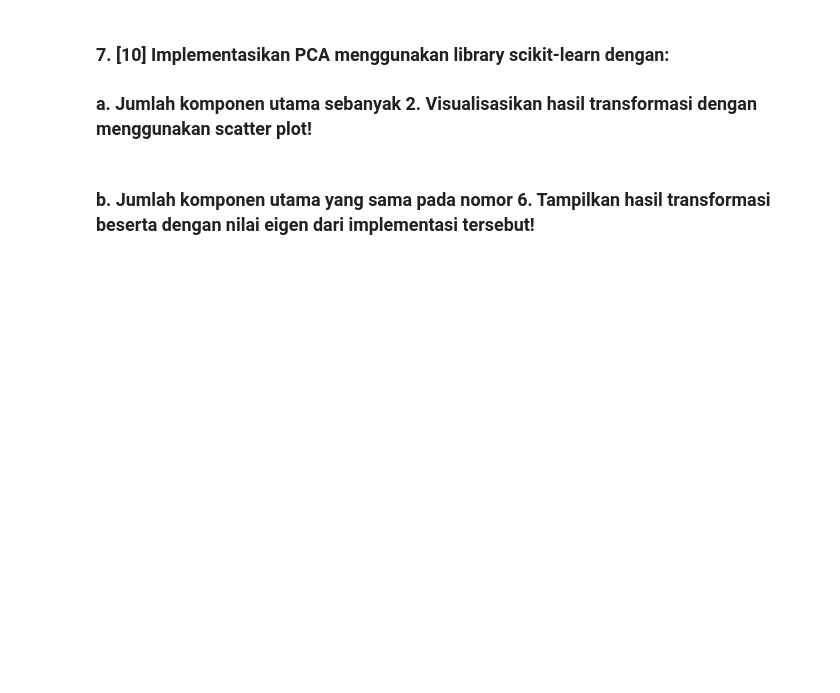
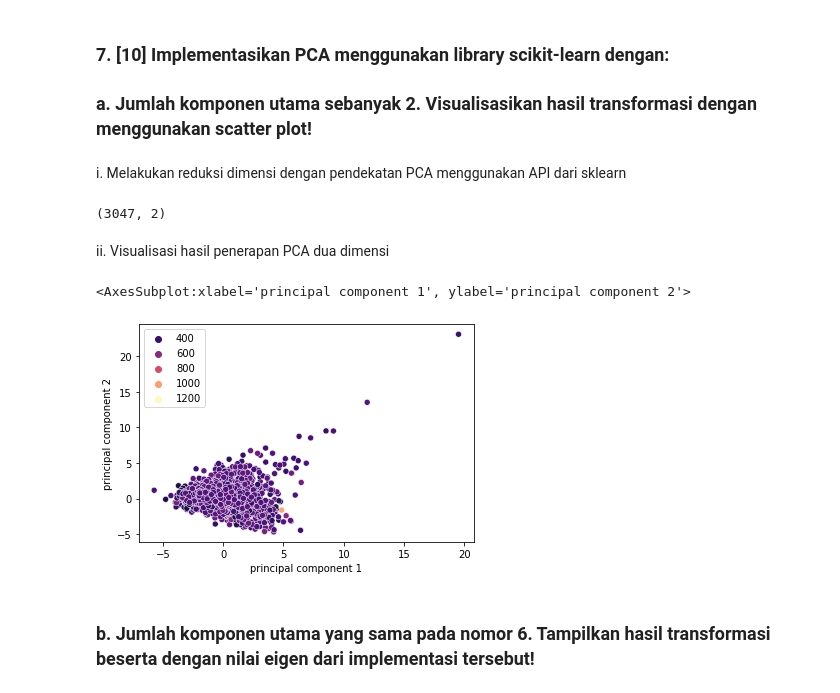
Before and after one commit to fahdikrie/kasdd212, a Jupyter notebook: Tugas/Tugas 1/Tugas1/D_Tugas1_1906398370_Fahdii Ajmalal Fikrie.ipynb, the cells around one changed output. Saved outputs shown, nothing was run; the diff lists cells and outputs as text; code cells hidden in the pictures; blank space fills up the shorter version.

```diff
--- a/Tugas/Tugas 1/Tugas1/D_Tugas1_1906398370_Fahdii Ajmalal Fikrie.ipynb
+++ b/Tugas/Tugas 1/Tugas1/D_Tugas1_1906398370_Fahdii Ajmalal Fikrie.ipynb
@@ -452,5 +455,28 @@ array([[ 0.28595568, -0.29593488, -0.27810307, ..., -0.34342708,
 ### 7. [10] Implementasikan PCA menggunakan library scikit-learn dengan:
 
 ### a. Jumlah komponen utama sebanyak 2. Visualisasikan hasil transformasi dengan menggunakan scatter plot!
+# %% [markdown]
+i. Melakukan reduksi dimensi dengan pendekatan PCA menggunakan API dari sklearn
+# %%
+from sklearn.decomposition import PCA
+
+pca = PCA(n_components=2)
+skl_pca = pca.fit_transform(X_std)
+skl_pca.shape
+# %% [output]
+(3047, 2)
+# %% [markdown]
+ii. Visualisasi hasil penerapan PCA dua dimensi
+# %%
+y = cancer_df.iloc[:,2].values
+skl_pca = np.vstack((skl_pca.T, y)).T
+principalDf = pd.DataFrame(data = skl_pca, columns = ['principal component 1', 'principal component 2', 'label'])
+
+sns.scatterplot(x="principal component 1", y="principal component 2", hue=principalDf.label.tolist(),
+                palette=sns.color_palette("magma", as_cmap=True),
+                data=principalDf)
+# %% [output]
+<AxesSubplot:xlabel='principal component 1', ylabel='principal component 2'>
+[figure, added]
 # %% [markdown]
 ### b. Jumlah komponen utama yang sama pada nomor 6. Tampilkan hasil transformasi beserta dengan nilai eigen dari implementasi tersebut!
```
Also changed, not shown: parts of 5 cells of this notebook, 1 other file.
